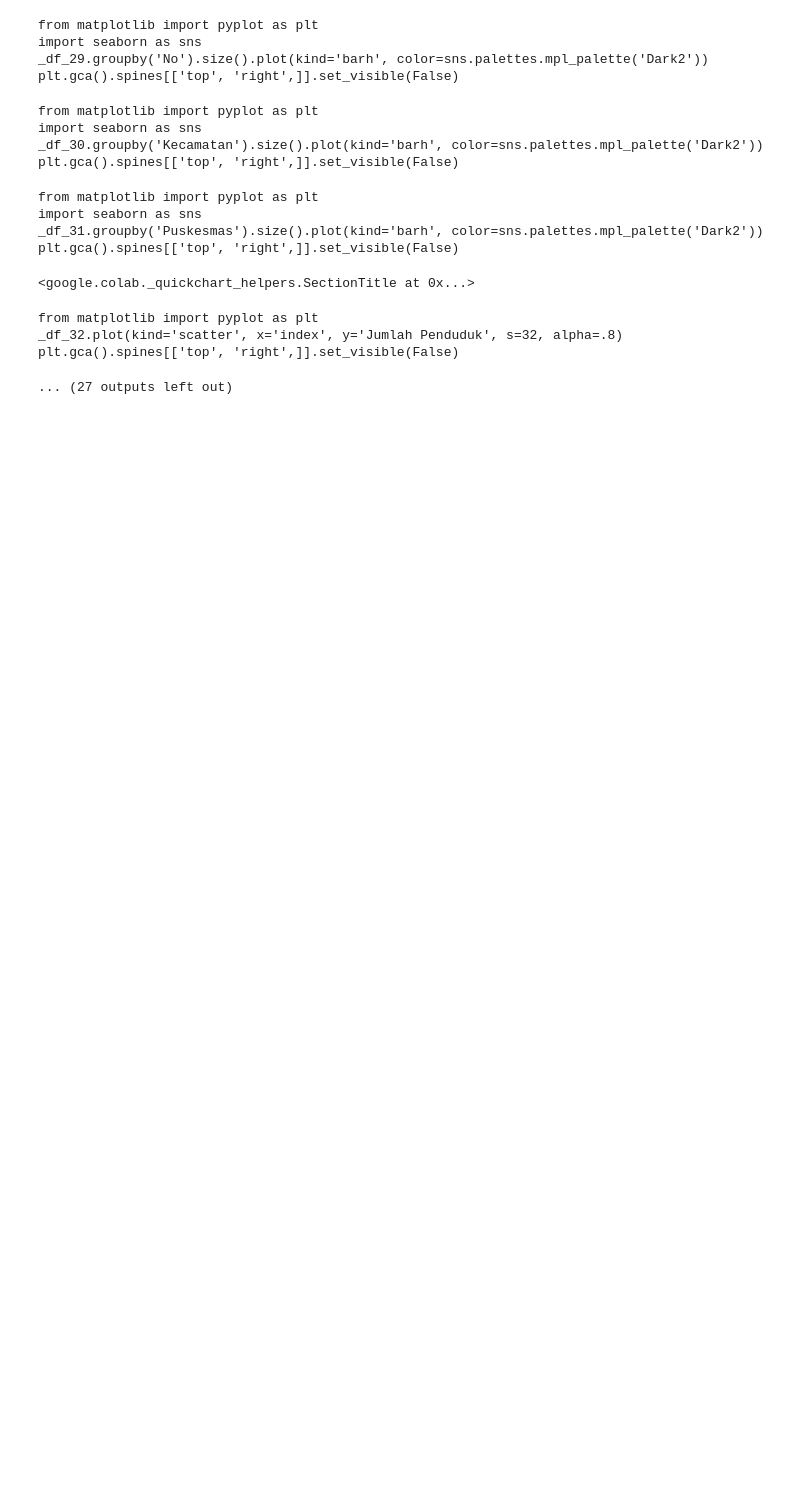
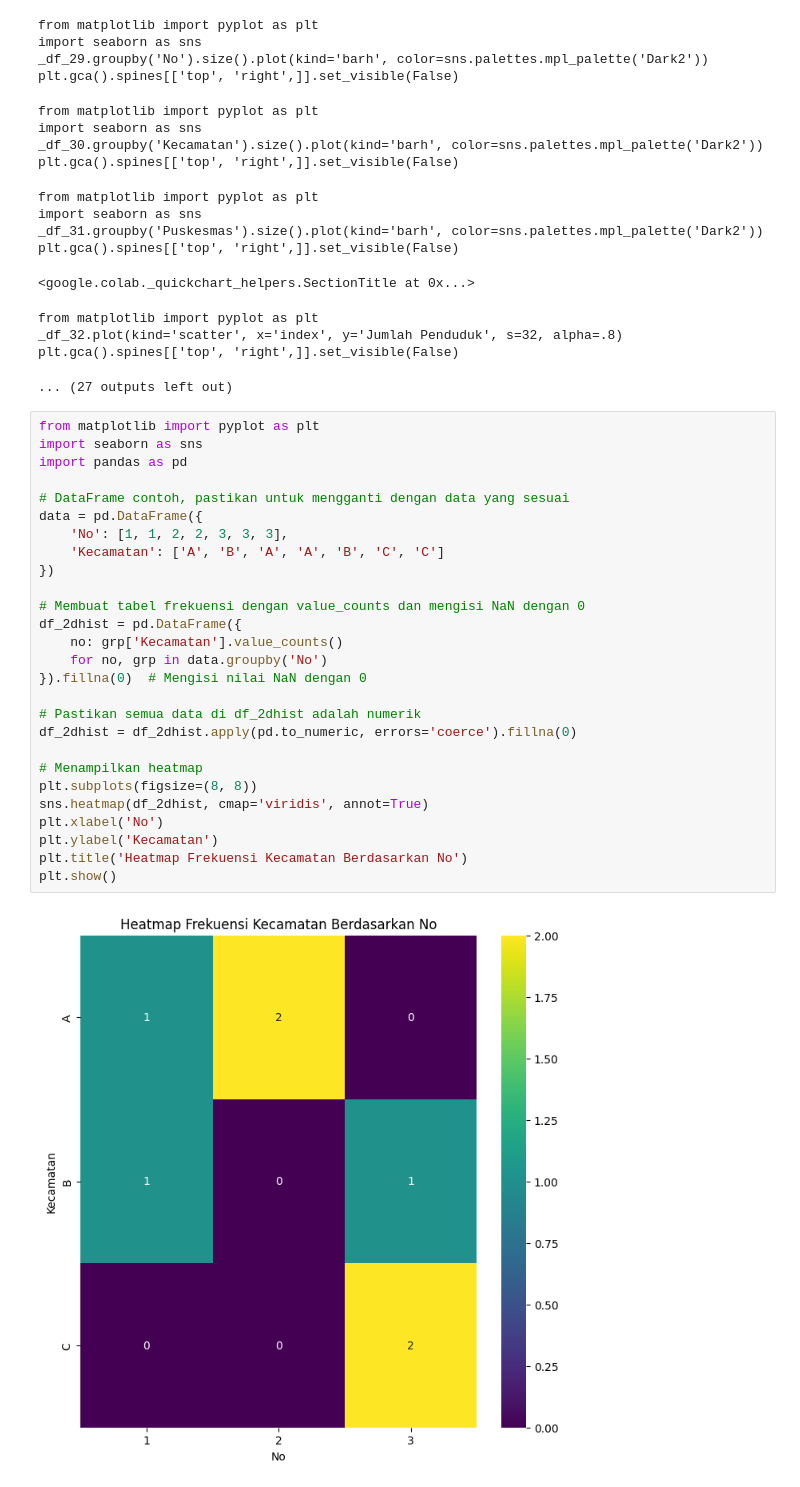
Before and after one commit to aderisky2602/ade, a Jupyter notebook: Untitled15.ipynb, the cells around one changed output. Saved outputs shown, nothing was run; the diff lists cells and outputs as text; blank space fills up the shorter version.

```diff
--- a/Untitled15.ipynb
+++ b/Untitled15.ipynb
@@ -57,3 +57,32 @@ from matplotlib import pyplot as plt
 _df_32.plot(kind='scatter', x='index', y='Jumlah Penduduk', s=32, alpha=.8)
 plt.gca().spines[['top', 'right',]].set_visible(False)
 ... (27 outputs left out)
+# %%
+from matplotlib import pyplot as plt
+import seaborn as sns
+import pandas as pd
+
+# DataFrame contoh, pastikan untuk mengganti dengan data yang sesuai
+data = pd.DataFrame({
+    'No': [1, 1, 2, 2, 3, 3, 3],
+    'Kecamatan': ['A', 'B', 'A', 'A', 'B', 'C', 'C']
+})
+
+# Membuat tabel frekuensi dengan value_counts dan mengisi NaN dengan 0
+df_2dhist = pd.DataFrame({
+    no: grp['Kecamatan'].value_counts()
+    for no, grp in data.groupby('No')
+}).fillna(0)  # Mengisi nilai NaN dengan 0
+
+# Pastikan semua data di df_2dhist adalah numerik
+df_2dhist = df_2dhist.apply(pd.to_numeric, errors='coerce').fillna(0)
+
+# Menampilkan heatmap
+plt.subplots(figsize=(8, 8))
+sns.heatmap(df_2dhist, cmap='viridis', annot=True)
+plt.xlabel('No')
+plt.ylabel('Kecamatan')
+plt.title('Heatmap Frekuensi Kecamatan Berdasarkan No')
+plt.show()
+# %% [output]
+[figure, added]
```
Also changed, not shown: parts of 2 cells of this notebook.
